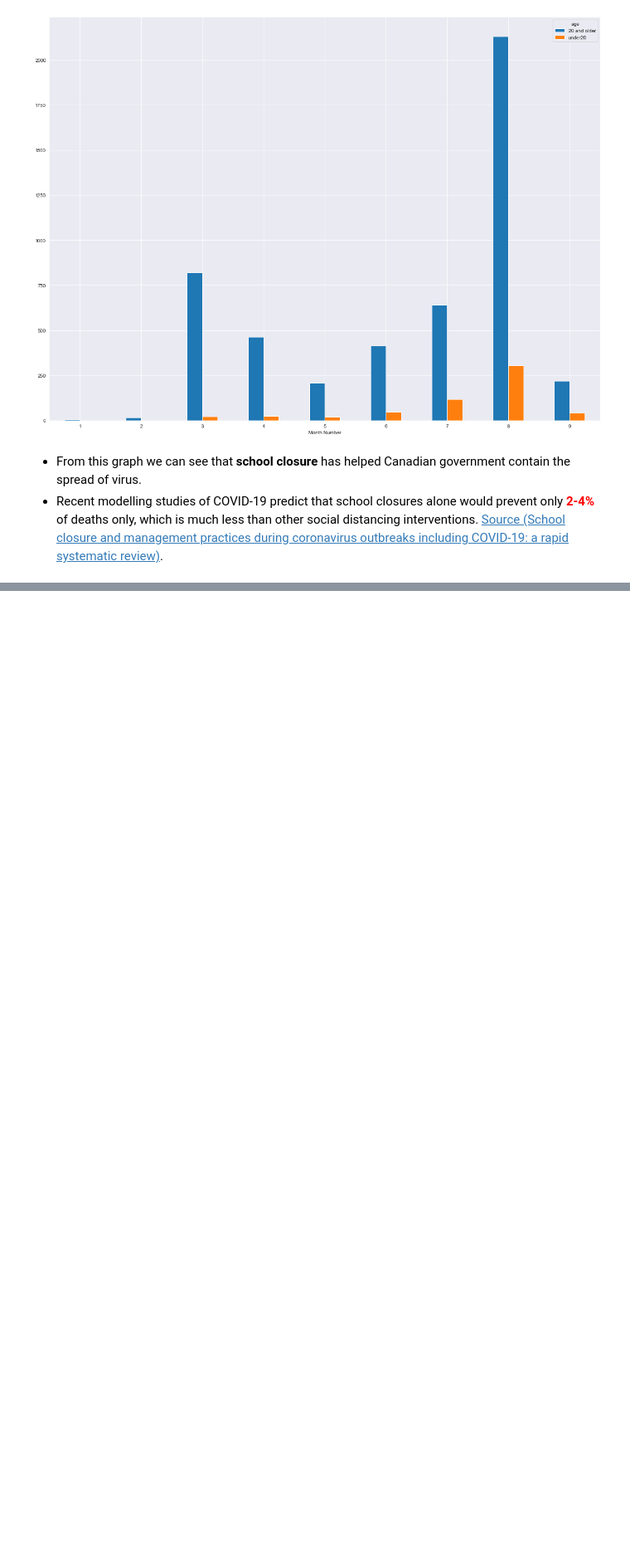
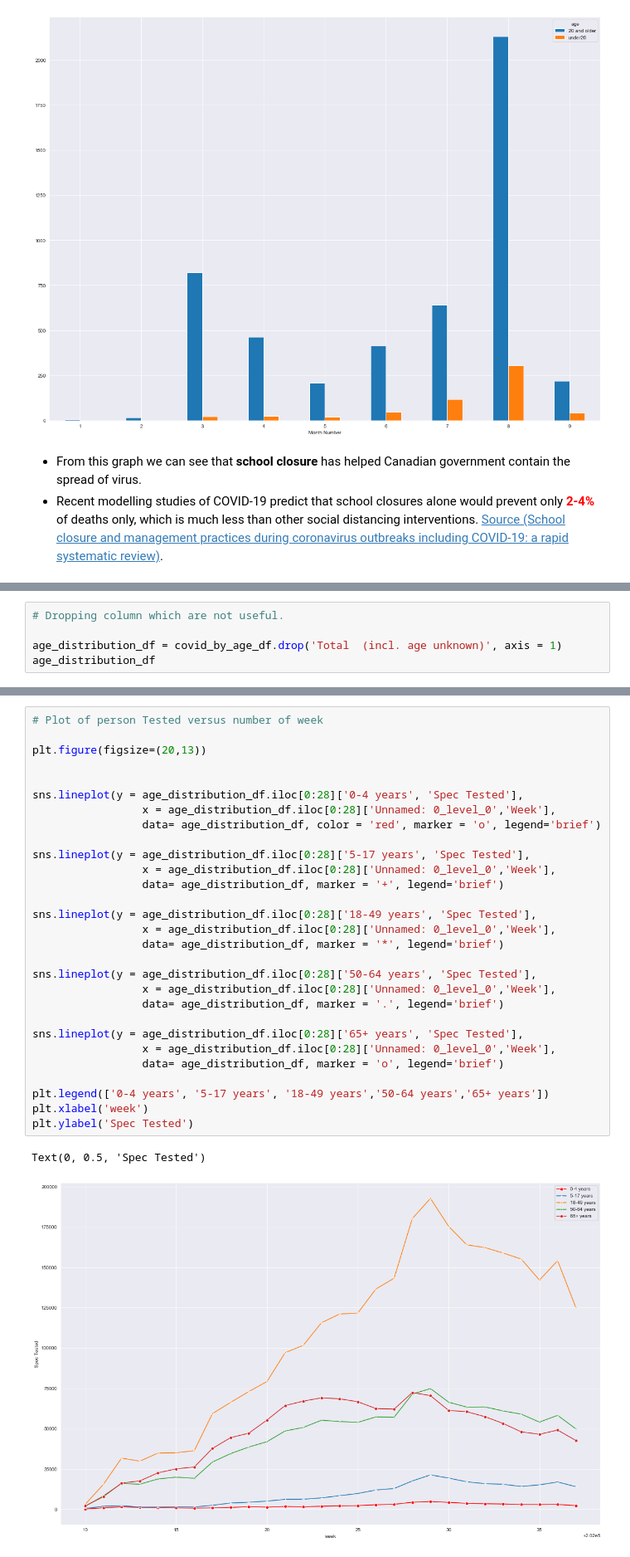
Before and after one commit to isohels/Graduate-Project, a Jupyter notebook: Analysis/effeciveness_of_school_closing.ipynb, the cells around one changed output, grey strips where cells are left out. Shown at 83% size. Saved outputs shown, nothing was run; the diff lists cells and outputs as text; blank space fills up the shorter version.

```diff
--- a/Analysis/effeciveness_of_school_closing.ipynb
+++ b/Analysis/effeciveness_of_school_closing.ipynb
@@ -738,0 +798,5 @@ Male            2503      302
+# %%
+# Dropping column which are not useful.
+
+age_distribution_df = covid_by_age_df.drop('Total  (incl. age unknown)', axis = 1)
+age_distribution_df
@@ -738,0 +823,32 @@ Male            2503      302
+# %%
+# Plot of person Tested versus number of week
+
+plt.figure(figsize=(20,13))
+
+
+sns.lineplot(y = age_distribution_df.iloc[0:28]['0-4 years', 'Spec Tested'],
+                 x = age_distribution_df.iloc[0:28]['Unnamed: 0_level_0','Week'],
+                 data= age_distribution_df, color = 'red', marker = 'o', legend='brief')
+
+sns.lineplot(y = age_distribution_df.iloc[0:28]['5-17 years', 'Spec Tested'],
+                 x = age_distribution_df.iloc[0:28]['Unnamed: 0_level_0','Week'],
+                 data= age_distribution_df, marker = '+', legend='brief')
+
+sns.lineplot(y = age_distribution_df.iloc[0:28]['18-49 years', 'Spec Tested'],
+                 x = age_distribution_df.iloc[0:28]['Unnamed: 0_level_0','Week'],
+                 data= age_distribution_df, marker = '*', legend='brief')
+
+sns.lineplot(y = age_distribution_df.iloc[0:28]['50-64 years', 'Spec Tested'],
+                 x = age_distribution_df.iloc[0:28]['Unnamed: 0_level_0','Week'],
+                 data= age_distribution_df, marker = '.', legend='brief')
+
+sns.lineplot(y = age_distribution_df.iloc[0:28]['65+ years', 'Spec Tested'],
+                 x = age_distribution_df.iloc[0:28]['Unnamed: 0_level_0','Week'],
+                 data= age_distribution_df, marker = 'o', legend='brief')
+
+plt.legend(['0-4 years', '5-17 years', '18-49 years','50-64 years','65+ years'])
+plt.xlabel('week')
+plt.ylabel('Spec Tested')
+# %% [output]
+Text(0, 0.5, 'Spec Tested')
+[figure, added]
```
Also changed, not shown: parts of 89 cells of this notebook, 17 other files.
